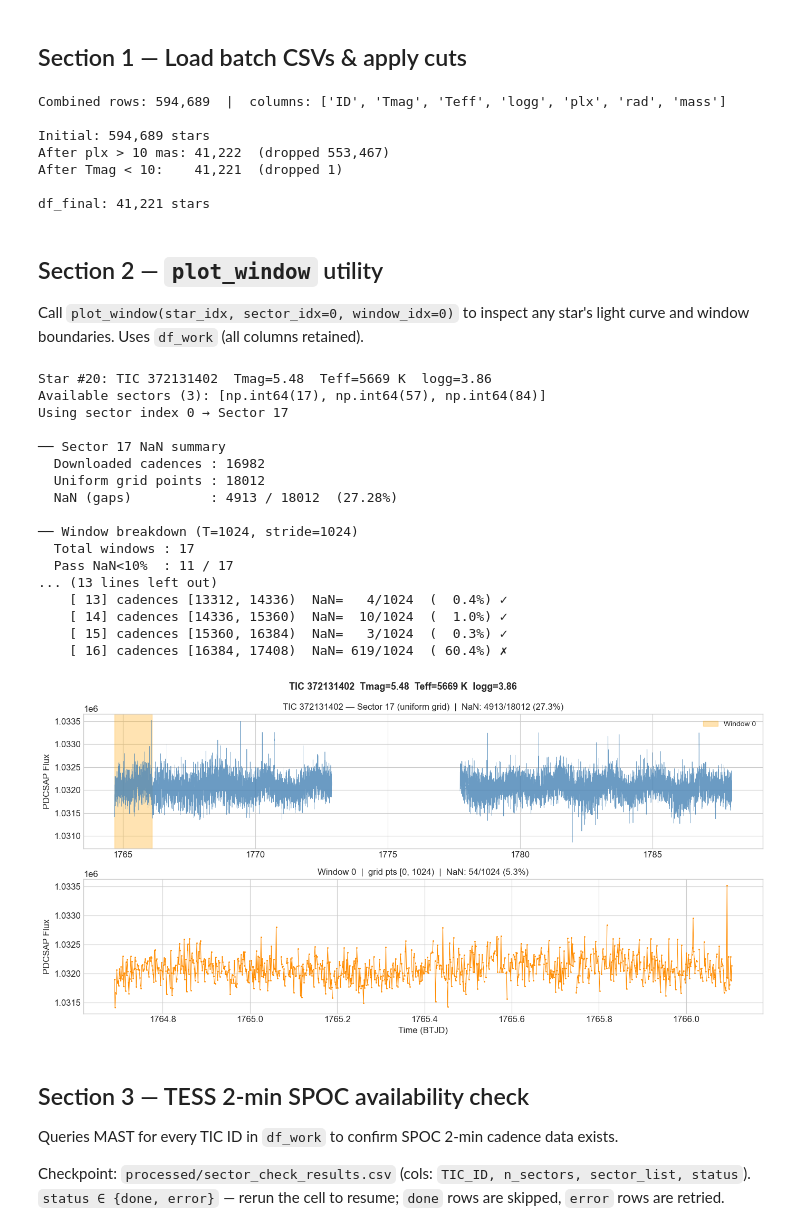
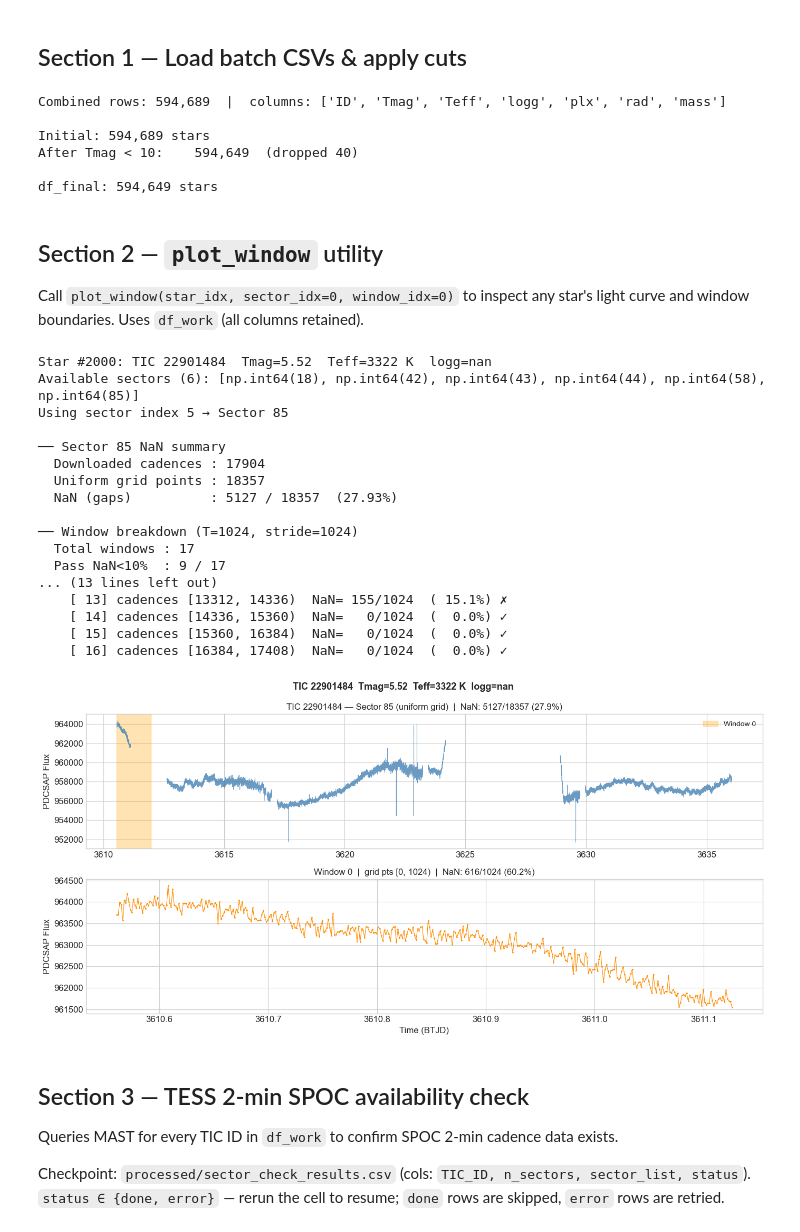
Before and after one commit to BrightonLiu-zZ/Stellar-World-Model, a Jupyter notebook: src/notebooks/characterize_data_v2.ipynb, the cells around one changed output. Drawn from its saved outputs; the diff is of its cells as text; code cells hidden in the pictures.

```diff
--- a/src/notebooks/characterize_data_v2.ipynb
+++ b/src/notebooks/characterize_data_v2.ipynb
@@ -54,10 +54,6 @@ current = df_raw.copy()
 print(f'\nInitial: {len(current):,} stars')
 
 prev = len(current)
-current = current[current['plx'] > 10].copy()
-print(f'After plx > 10 mas: {len(current):,}  (dropped {prev - len(current):,})')
-
-prev = len(current)
 current = current[current['Tmag'] < 10].copy()
 print(f'After Tmag < 10:    {len(current):,}  (dropped {prev - len(current):,})')
 
@@ -68,10 +64,9 @@ print(f'\ndf_final: {len(df_final):,} stars')
 Combined rows: 594,689  |  columns: ['ID', 'Tmag', 'Teff', 'logg', 'plx', 'rad', 'mass']
 
 Initial: 594,689 stars
-After plx > 10 mas: 41,222  (dropped 553,467)
-After Tmag < 10:    41,221  (dropped 1)
+After Tmag < 10:    594,649  (dropped 40)
 
-df_final: 41,221 stars
+df_final: 594,649 stars
 # %% [markdown]
 ## Section 2 — `plot_window` utility
 
@@ -160,26 +155,26 @@ def plot_window(star_idx: int, sector_idx: int = 0, window_idx: int = 0) -> None
     plt.show()
 # %%
 # Example: inspect star 0, sector 0, window 0
-plot_window(20, sector_idx=0, window_idx=0)
+plot_window(2000, sector_idx=12, window_idx=0)
 # %% [output]
-Star #20: TIC 372131402  Tmag=5.48  Teff=5669 K  logg=3.86
-Available sectors (3): [np.int64(17), np.int64(57), np.int64(84)]
-Using sector index 0 → Sector 17
+Star #2000: TIC 22901484  Tmag=5.52  Teff=3322 K  logg=nan
+Available sectors (6): [np.int64(18), np.int64(42), np.int64(43), np.int64(44), np.int64(58), np.int64(85)]
+Using sector index 5 → Sector 85
 
-── Sector 17 NaN summary
-  Downloaded cadences : 16982
-  Uniform grid points : 18012
-  NaN (gaps)          : 4913 / 18012  (27.28%)
+── Sector 85 NaN summary
+  Downloaded cadences : 17904
+  Uniform grid points : 18357
+  NaN (gaps)          : 5127 / 18357  (27.93%)
 
 ── Window breakdown (T=1024, stride=1024)
   Total windows : 17
-  Pass NaN<10%  : 11 / 17
+  Pass NaN<10%  : 9 / 17
 ... (13 lines left out)
-    [ 13] cadences [13312, 14336)  NaN=   4/1024  (  0.4%) ✓
-    [ 14] cadences [14336, 15360)  NaN=  10/1024  (  1.0%) ✓
-    [ 15] cadences [15360, 16384)  NaN=   3/1024  (  0.3%) ✓
-    [ 16] cadences [16384, 17408)  NaN= 619/1024  ( 60.4%) ✗
+    [ 13] cadences [13312, 14336)  NaN= 155/1024  ( 15.1%) ✗
+    [ 14] cadences [14336, 15360)  NaN=   0/1024  (  0.0%) ✓
+    [ 15] cadences [15360, 16384)  NaN=   0/1024  (  0.0%) ✓
+    [ 16] cadences [16384, 17408)  NaN=   0/1024  (  0.0%) ✓
-[figure, old version]
+[figure, new version]
 # %% [markdown]
 ## Section 3 — TESS 2-min SPOC availability check
 
```
Also changed, not shown: parts of 3 cells of this notebook, 10 other files.
